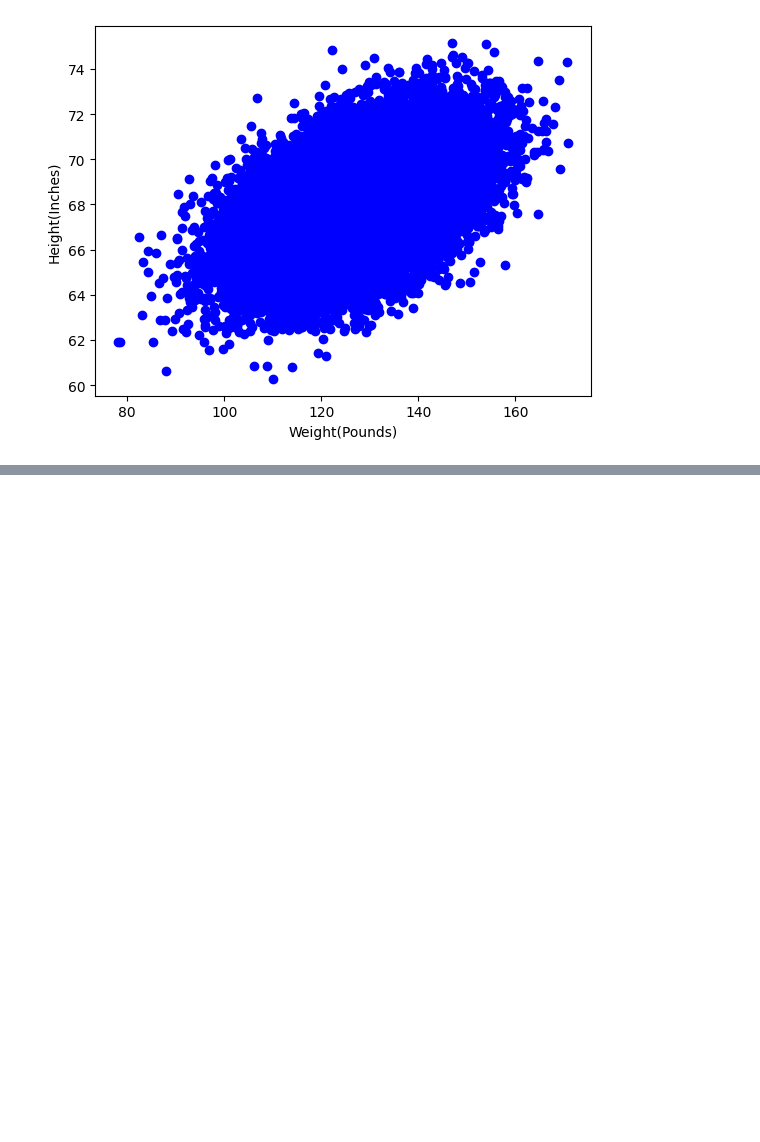
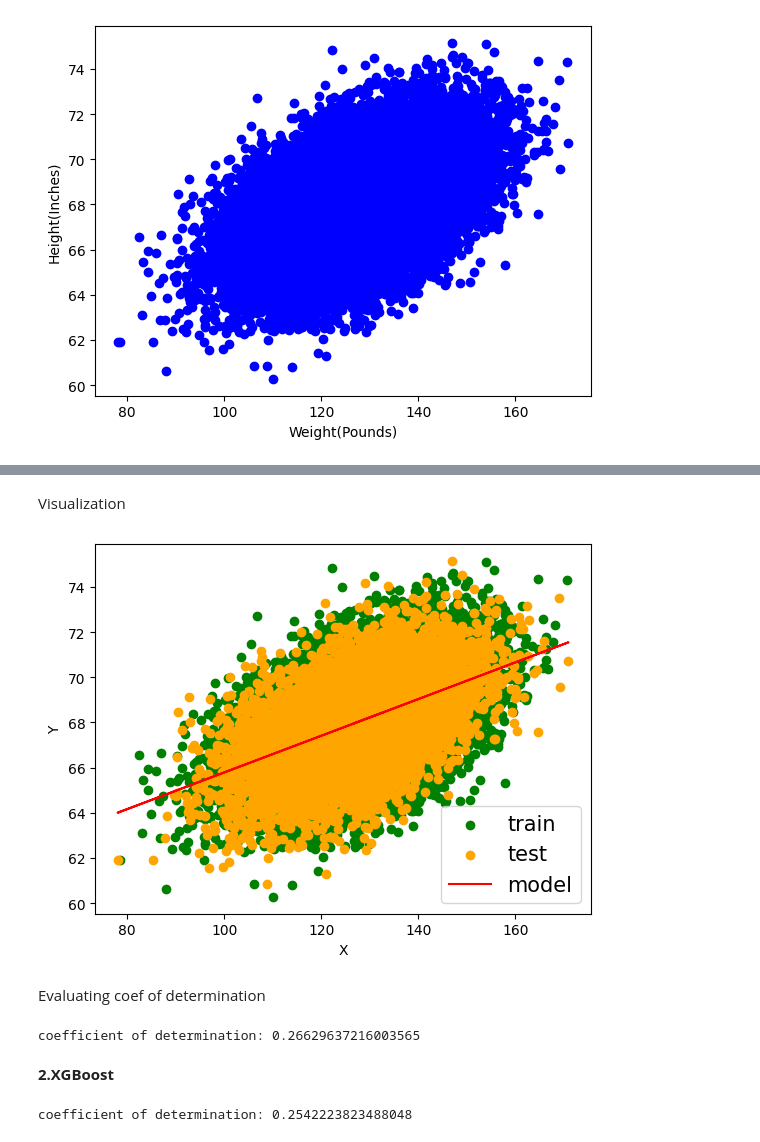
Before and after one commit to neliudochka/WeightsHeights, a Jupyter notebook: 1lab_LiniearRegression.ipynb, the cells around one changed output, grey strips where cells are left out. Cells and saved outputs as stored; diff of their text form; code cells hidden in the pictures; blank space fills up the shorter version.

Commit message:
implemented model with SciKit and XGBoost

```diff
--- a/1lab_LiniearRegression.ipynb
+++ b/1lab_LiniearRegression.ipynb
@@ -47,0 +46,4 @@ plt.show()
+# %%
+import numpy as np
+
+dataW = np.array(data[w]).reshape((-1, 1))
@@ -48,4 +53,4 @@ plt.show()
 # %%
 from sklearn.model_selection import train_test_split
 
-wTrain, wTest, hTrain, hTest = train_test_split(data[w], data[h], test_size=0.3, random_state=1)
+wTrain, wTest, hTrain, hTest = train_test_split(dataW, data[h], test_size=0.3, random_state=1)
@@ -51,0 +62,48 @@ wTrain, wTest, hTrain, hTest = train_test_split(data[w], data[h], test_size=0.3,
+# %%
+import numpy as np
+from sklearn.linear_model import LinearRegression
+
+model = LinearRegression()
+model.fit(wTrain, hTrain)
+h_model = model.predict(wTest)
+# %% [markdown]
+Visualization
+# %%
+plt.scatter(wTrain, hTrain, color = 'green')
+plt.scatter(wTest, hTest, color = 'orange')
+plt.plot(wTest, h_model, color = 'red');
+
+plt.legend(('train', 'test', 'model'),
+           scatterpoints=1,
+           loc='lower right',
+           ncol=1,
+           fontsize=15)
+plt.ylabel('Y')
+plt.xlabel('X')
+plt.show()
+# %% [output]
+[figure, added]
+# %% [markdown]
+Evaluating coef of determination
+# %%
+from sklearn.metrics import mean_squared_error, r2_score
+
+mse = mean_squared_error(hTest, h_model)
+r_sq = r2_score(hTest, h_model)
+print(f"coefficient of determination: {r_sq}")
+# %% [output]
+coefficient of determination: 0.26629637216003565
+# %% [markdown]
+**2.XGBoost**
+# %%
+from xgboost import XGBRegressor
+
+xg_reg = XGBRegressor()
+
+xg_reg.fit(wTrain, hTrain)
+
+h_model = xg_reg.predict(wTest)
+r_sq = r2_score(hTest, h_model)
+print(f"coefficient of determination: {r_sq}")
+# %% [output]
+coefficient of determination: 0.2542223823488048
```
Also changed, not shown: parts of 7 cells of this notebook.
